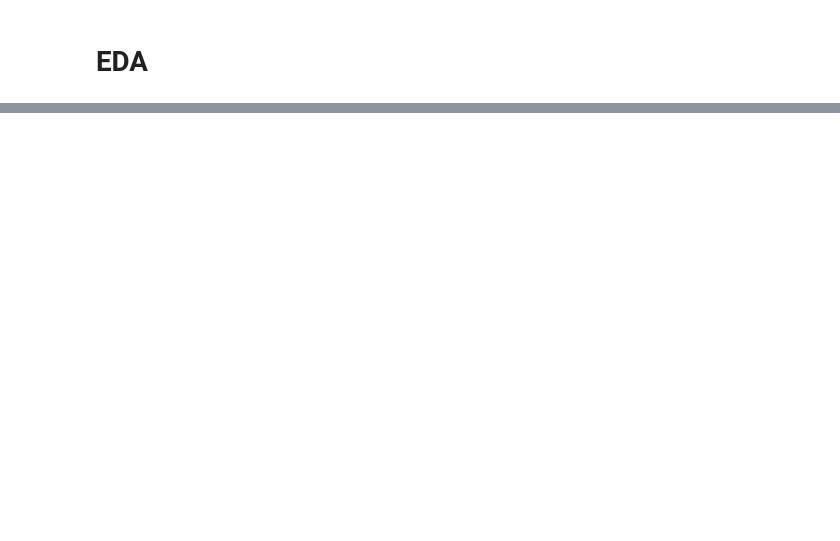
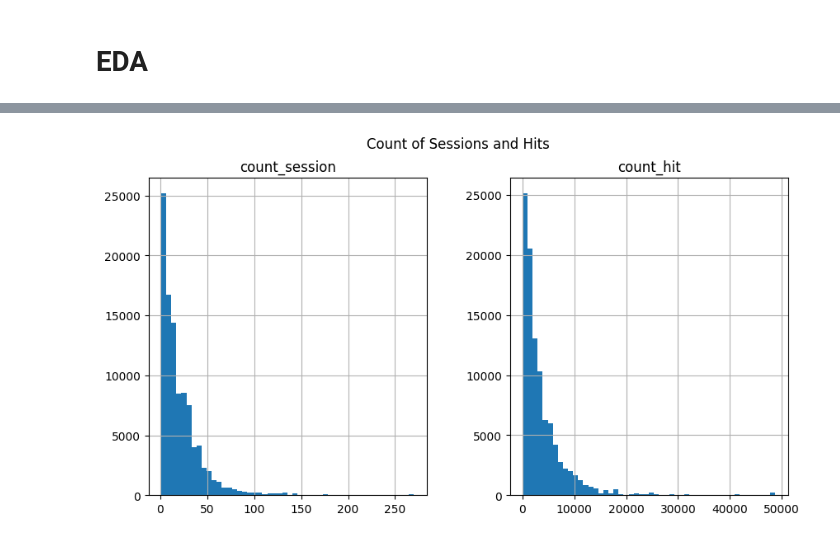
Before and after one commit to GDharan10/Project11_Classification, a Jupyter notebook: Project11_Classification.ipynb, the cells around one changed output, grey strips where cells are left out. Cells and saved outputs as stored; diff of their text form; code cells hidden in the pictures; blank space fills up the shorter version.

```diff
--- a/Project11_Classification.ipynb
+++ b/Project11_Classification.ipynb
@@ -115,0 +167,6 @@ df.shape
+# %%
+df[['count_session', 'count_hit']].hist(bins=50, figsize=(10, 5))
+plt.suptitle('Count of Sessions and Hits')
+plt.show()
+# %% [output]
+[figure, added]
```
Also changed, not shown: parts of 25 cells of this notebook.
